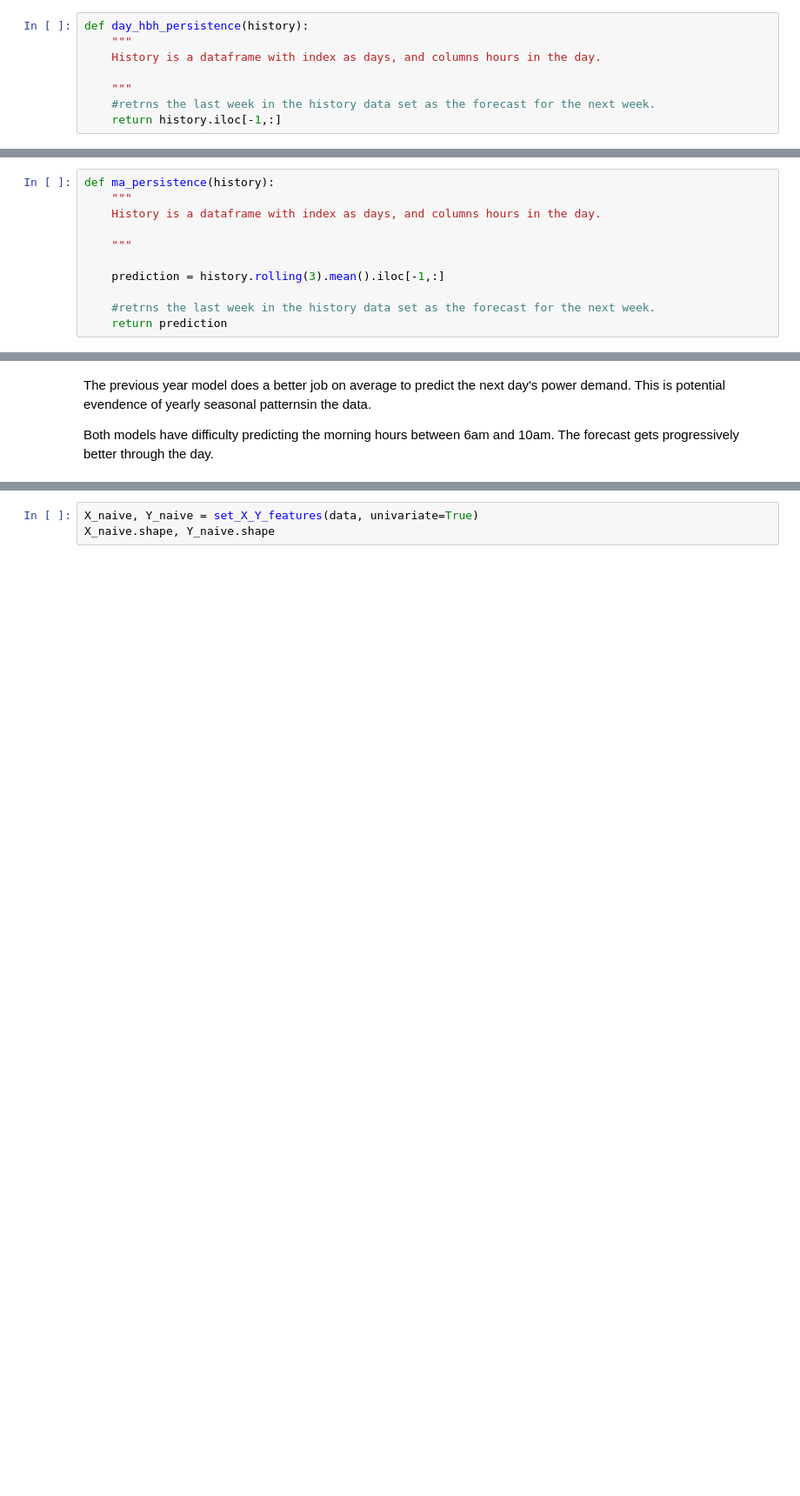
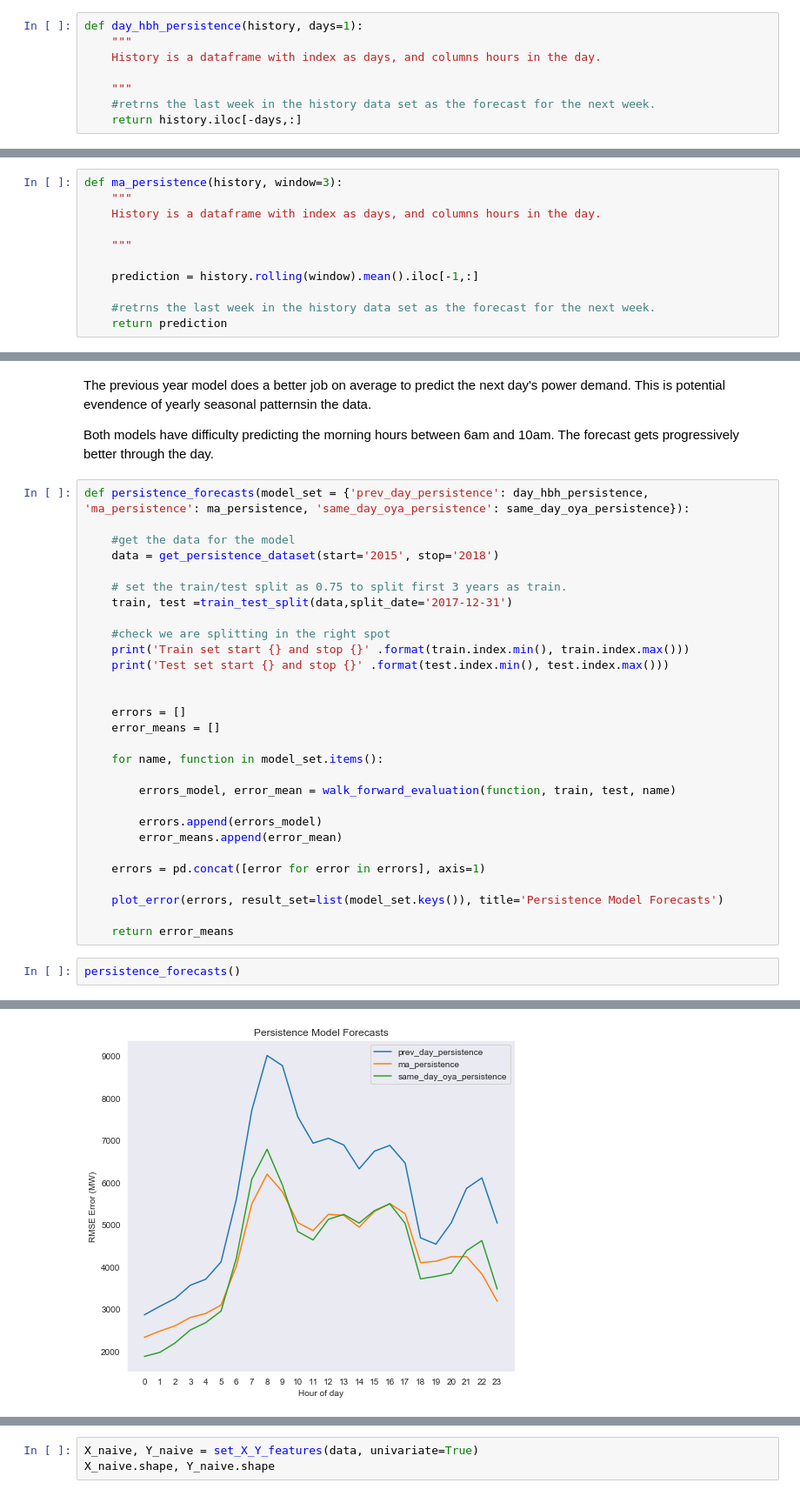
Before and after one commit to kolasniwash/short-term-energy-demand-forecasting, a Jupyter notebook: model_persistence.ipynb, the cells around one changed output, grey strips where cells are left out. Shown: that part at 87% size. Cells and saved outputs as stored; diff of their text form; blank space fills up the shorter version.

```diff
--- a/model_persistence.ipynb
+++ b/model_persistence.ipynb
@@ -219,13 +219,13 @@ The previous day hour by hour model will use the energy loads from the previous
 # %% [markdown]
 ##### Define previous day persistence model
 # %%
-def day_hbh_persistence(history):
+def day_hbh_persistence(history, days=1):
     """
     History is a dataframe with index as days, and columns hours in the day.
 
     """
     #retrns the last week in the history data set as the forecast for the next week.
-    return history.iloc[-1,:]
+    return history.iloc[-days,:]
 # %% [markdown]
 ##### Setup and run pipeline
 # %%
@@ -254,13 +254,13 @@ errors_day.head(3)
 # %% [markdown]
 ##### Define previous day persistence model
 # %%
-def ma_persistence(history):
+def ma_persistence(history, window=3):
     """
     History is a dataframe with index as days, and columns hours in the day.
 
     """
 
-    prediction = history.rolling(3).mean().iloc[-1,:]
+    prediction = history.rolling(window).mean().iloc[-1,:]
 
     #retrns the last week in the history data set as the forecast for the next week.
     return prediction
@@ -350,3 +350,35 @@ plot_error(errors, result_set=result_set, title='Persistence models compared')
 The previous year model does a better job on average to predict the next day's power demand. This is potential evendence of yearly seasonal patternsin the data.
 
 Both models have difficulty predicting the morning hours between 6am and 10am. The forecast gets progressively better through the day.
+# %%
+def persistence_forecasts(model_set = {'prev_day_persistence': day_hbh_persistence, 'ma_persistence': ma_persistence, 'same_day_oya_persistence': same_day_oya_persistence}):
+
+    #get the data for the model
+    data = get_persistence_dataset(start='2015', stop='2018')
+
+    # set the train/test split as 0.75 to split first 3 years as train.
+    train, test =train_test_split(data,split_date='2017-12-31')
+
+    #check we are splitting in the right spot
+    print('Train set start {} and stop {}' .format(train.index.min(), train.index.max()))
+    print('Test set start {} and stop {}' .format(test.index.min(), test.index.max()))
+
+
+    errors = []
+    error_means = []
+
+    for name, function in model_set.items():
+
+        errors_model, error_mean = walk_forward_evaluation(function, train, test, name)
+
+        errors.append(errors_model)
+        error_means.append(error_mean)
+
+    errors = pd.concat([error for error in errors], axis=1)
+
+    plot_error(errors, result_set=list(model_set.keys()), title='Persistence Model Forecasts')
+
+    return error_means
+# %%
+persistence_forecasts()
+# %% [output]
@@ -352,0 +387 @@ Both models have difficulty predicting the morning hours between 6am and 10am. T
+[figure, added]
```
Also changed, not shown: parts of 1 cell of this notebook, 2 other files.
